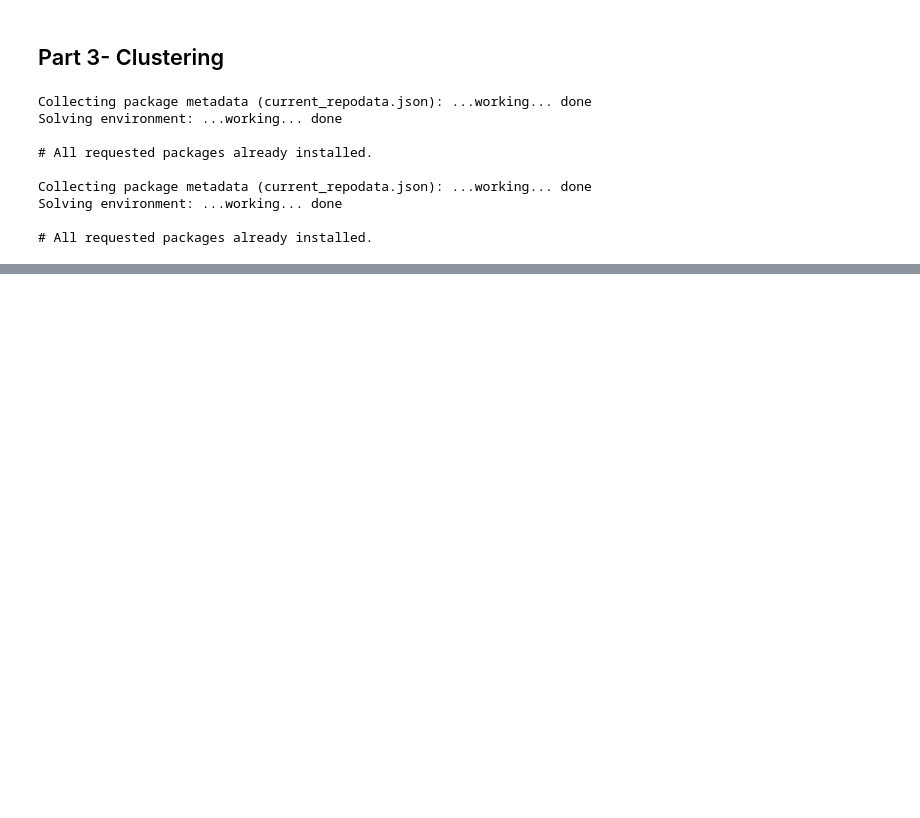
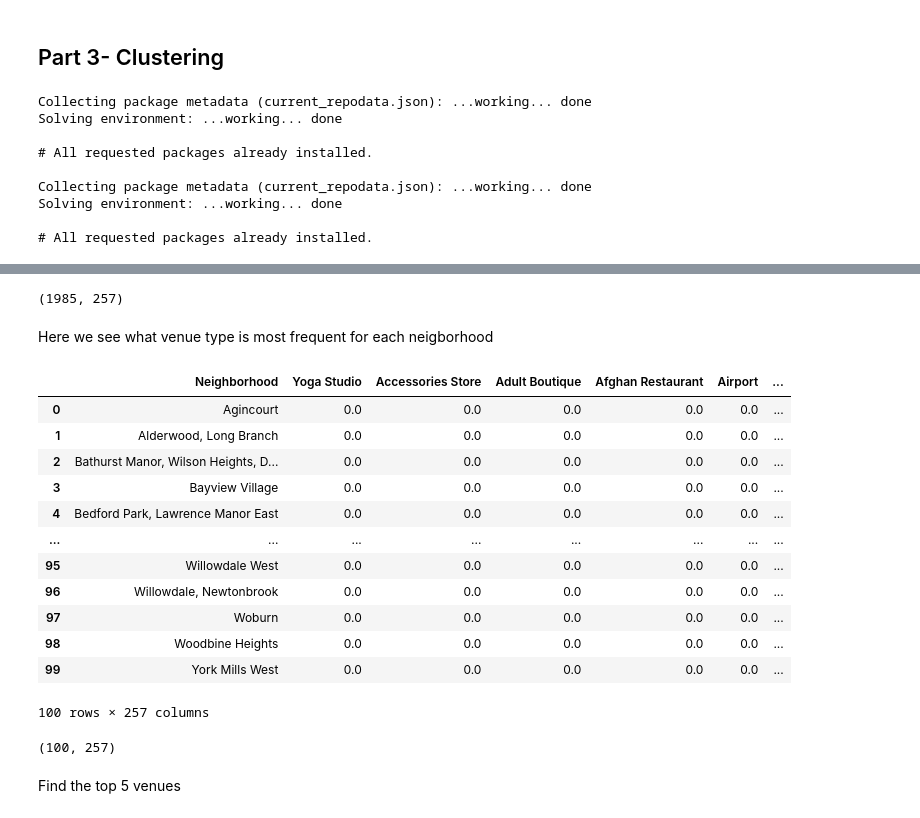
Before and after one commit to Shivesh21/Coursera_Capstone, a Jupyter notebook: Coursera Capstone.ipynb, the cells around one changed output, grey strips where cells are left out. Saved outputs shown, nothing was run; the diff lists cells and outputs as text; code cells hidden in the pictures; blank space fills up the shorter version.

```diff
--- a/Coursera Capstone.ipynb
+++ b/Coursera Capstone.ipynb
@@ -171,0 +224,13 @@ NameError: name 'neighborhoods_data' is not defined
+# %%
+LIMIT = 100
+RADIUS = 500
+
+url = 'https://api.foursquare.com/v2/venues/explore?&client_id={}&client_secret={}&v={}&ll={},{}&radius={}&limit={}'.format(
+    CLIENT_ID,
+    CLIENT_SECRET,
+    VERSION,
+    neighborhood_latitude,
+    neighborhood_longitude,
+    RADIUS,
+    LIMIT)
+url
@@ -171,0 +341,12 @@ NameError: name 'neighborhoods_data' is not defined
+# %%
+# one hot encoding
+Toronto_onehot = pd.get_dummies(venues_df[['VenueCategory']], prefix="", prefix_sep="")
+
+# add neighborhood column back to dataframe
+Toronto_onehot['Neighborhood'] = venues_df['Neighborhood']
+
+# move neighborhood column to the first column
+fixed_columns = [Toronto_onehot.columns[-1]] + list(Toronto_onehot.columns[:-1])
+Toronto_onehot = Toronto_onehot[fixed_columns]
+
+Toronto_onehot.head()
@@ -171,0 +361,29 @@ NameError: name 'neighborhoods_data' is not defined
+# %%
+Toronto_onehot.shape
+# %% [output]
+(1985, 257)
+# %% [markdown]
+Here we see what venue type is most frequent for each neigborhood
+# %%
+Toronto_grouped = Toronto_onehot.groupby('Neighborhood').mean().reset_index()
+Toronto_grouped
+# %% [output]
+|  | Neighborhood | Yoga Studio | Accessories Store | Adult Boutique | Afghan Restaurant | Airport | ... |
+| 0 | Agincourt | 0.0 | 0.0 | 0.0 | 0.0 | 0.0 | ... |
+| 1 | Alderwood, Long Branch | 0.0 | 0.0 | 0.0 | 0.0 | 0.0 | ... |
+| 2 | Bathurst Manor, Wilson Heights, D... | 0.0 | 0.0 | 0.0 | 0.0 | 0.0 | ... |
+| 3 | Bayview Village | 0.0 | 0.0 | 0.0 | 0.0 | 0.0 | ... |
+| 4 | Bedford Park, Lawrence Manor East | 0.0 | 0.0 | 0.0 | 0.0 | 0.0 | ... |
+| ... | ... | ... | ... | ... | ... | ... | ... |
+| 95 | Willowdale West | 0.0 | 0.0 | 0.0 | 0.0 | 0.0 | ... |
+| 96 | Willowdale, Newtonbrook | 0.0 | 0.0 | 0.0 | 0.0 | 0.0 | ... |
+| 97 | Woburn | 0.0 | 0.0 | 0.0 | 0.0 | 0.0 | ... |
+| 98 | Woodbine Heights | 0.0 | 0.0 | 0.0 | 0.0 | 0.0 | ... |
+| 99 | York Mills West | 0.0 | 0.0 | 0.0 | 0.0 | 0.0 | ... |
+100 rows × 257 columns
+# %%
+Toronto_grouped.shape
+# %% [output]
+(100, 257)
+# %% [markdown]
+Find the top 5 venues
```
Also changed, not shown: parts of 43 cells of this notebook.
